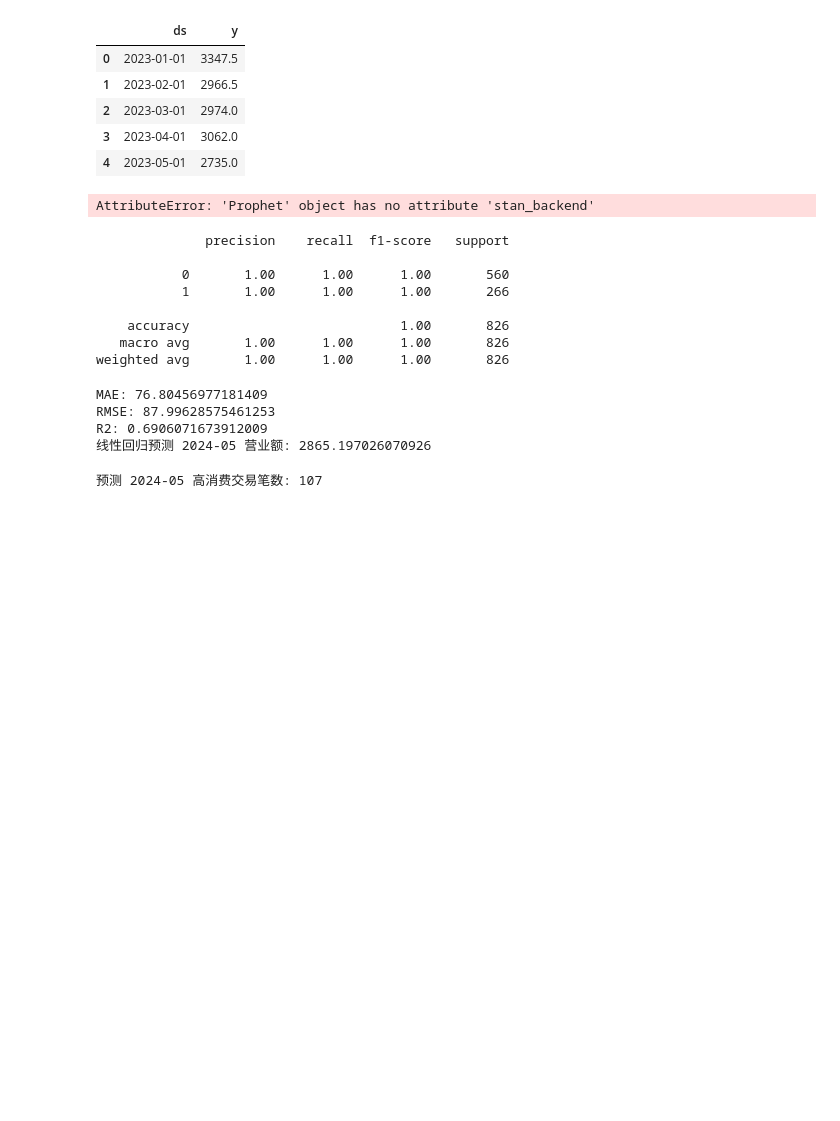
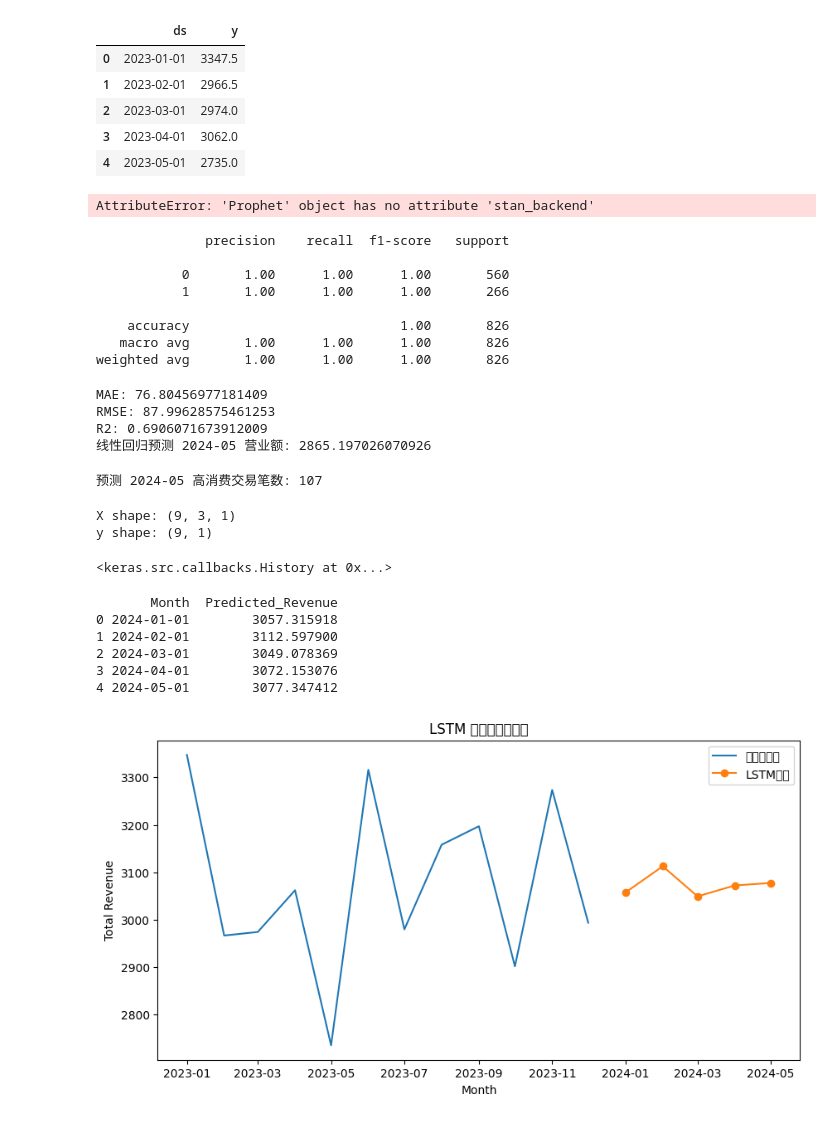
Before and after one commit to xiaYC35/cafe-sales-cleaning-trainnig, a Jupyter notebook: Cafe_sales_data.ipynb, the cells around one changed output. Saved outputs shown, nothing was run; the diff lists cells and outputs as text; code cells hidden in the pictures; blank space fills up the shorter version.

```diff
--- a/Cafe_sales_data.ipynb
+++ b/Cafe_sales_data.ipynb
@@ -1314,0 +1329,79 @@ print("预测 2024-05 高消费交易笔数:", high_spender_count)
+# %%
+from sklearn.preprocessing import MinMaxScaler
+
+scaler = MinMaxScaler()
+series_scaled = scaler.fit_transform(series.reshape(-1,1))
+
+# 构建输入序列
+def create_sequences(data, seq_length=3):
+    X, y = [], []
+    for i in range(len(data) - seq_length):
+        X.append(data[i:i+seq_length])
+        y.append(data[i+seq_length])
+    return np.array(X), np.array(y)
+
+seq_length = 3  # 用过去3个月预测下一个月
+X, y = create_sequences(series_scaled, seq_length)
+
+print("X shape:", X.shape)  # (样本数, 3, 1)
+print("y shape:", y.shape)  # (样本数, 1)
+# %% [output]
+X shape: (9, 3, 1)
+y shape: (9, 1)
+# %%
+from tensorflow.keras.models import Sequential
+from tensorflow.keras.layers import LSTM, Dense
+
+model = Sequential()
+model.add(LSTM(50, activation='relu', input_shape=(seq_length, 1)))
+model.add(Dense(1))
+model.compile(optimizer='adam', loss='mse')
+
+# 训练
+model.fit(X, y, epochs=200, verbose=0)
+# %% [output]
+<keras.src.callbacks.History at 0x...>
+# %%
+future_steps = 5
+pred_scaled = []
+
+# 使用滑动窗口预测
+last_seq = series_scaled[-seq_length:].reshape(1, seq_length, 1)
+
+for _ in range(future_steps):
+    next_pred = model.predict(last_seq, verbose=0)  # shape (1,1)
+    pred_scaled.append(next_pred[0,0])
+
+    # 更新窗口：保持 3D，shape=(1, seq_length, 1)
+    next_pred_reshaped = next_pred.reshape(1,1,1)
+    last_seq = np.concatenate([last_seq[:,1:,:], next_pred_reshaped], axis=1)
+
+
+# 反归一化
+pred_revenue = scaler.inverse_transform(np.array(pred_scaled).reshape(-1,1))
+pred_revenue = pred_revenue.flatten()
+
+# 输出 2024-01 ~ 2024-05 预测
+months = pd.date_range(start='2024-01-01', periods=future_steps, freq='MS')
+forecast_df = pd.DataFrame({'Month': months, 'Predicted_Revenue': pred_revenue})
+print(forecast_df)
+# %% [output]
+       Month  Predicted_Revenue
+0 2024-01-01        3057.315918
+1 2024-02-01        3112.597900
+2 2024-03-01        3049.078369
+3 2024-04-01        3072.153076
+4 2024-05-01        3077.347412
+# %%
+import matplotlib.pyplot as plt
+
+plt.figure(figsize=(10,5))
+plt.plot(monthly_revenue['ds'], monthly_revenue['y'], label='历史营业额')
+plt.plot(forecast_df['Month'], forecast_df['Predicted_Revenue'], label='LSTM预测', marker='o')
+plt.xlabel('Month')
+plt.ylabel('Total Revenue')
+plt.title('LSTM 月度营业额预测')
+plt.legend()
+plt.show()
+# %% [output]
+[figure, added]
```
Also changed, not shown: parts of 1 cell of this notebook.
